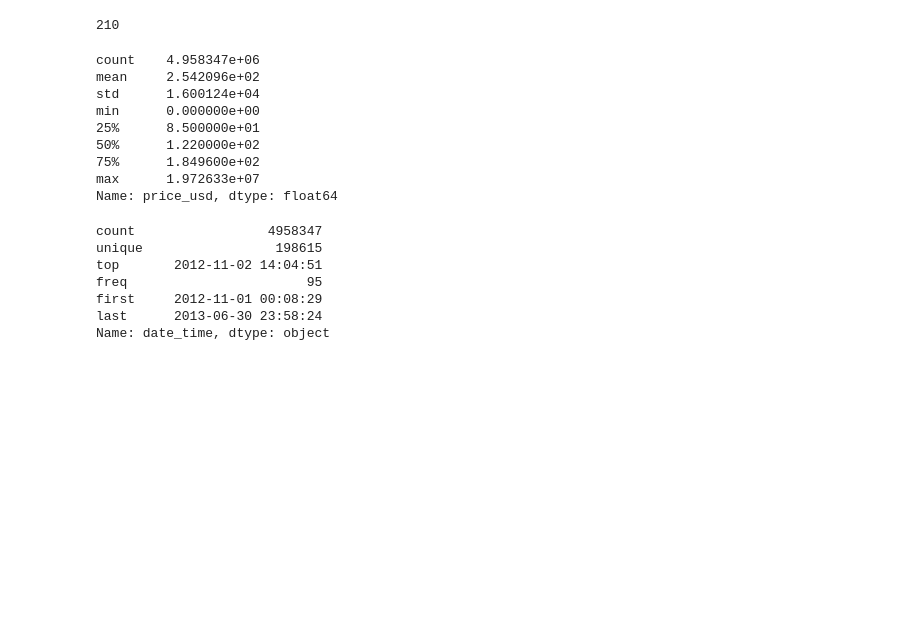
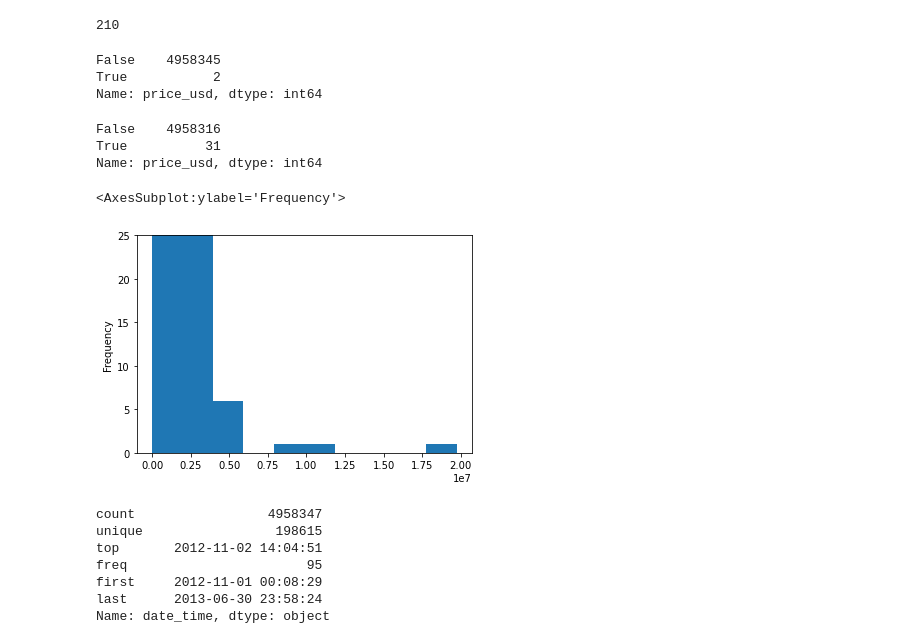
Before and after one commit to abhiwankenobi/DMT2022, a Jupyter notebook: Assignment2/EDA.ipynb, the cells around one changed output. Cells and saved outputs as stored; diff of their text form; code cells hidden in the pictures; blank space fills up the shorter version.

```diff
--- a/Assignment2/EDA.ipynb
+++ b/Assignment2/EDA.ipynb
@@ -45,0 +96,6 @@ df_train.head(3)
+# %%
+df_train['day_of_the_week'] = df_train['date_time'].apply((lambda x: datetime.datetime.date(x).weekday()))
+df_train['day'] = df_train['date_time'].apply((lambda x: datetime.datetime.date(x).day))
+df_train['month'] = df_train['date_time'].apply((lambda x: datetime.datetime.date(x).month))
+df_train['year'] = df_train['date_time'].apply((lambda x: datetime.datetime.date(x).year))
+df_train['week'] = df_train['date_time'].apply((lambda x: datetime.datetime.date(x).isocalendar()[1]))
@@ -79,18 +151,23 @@ len(set(df_train.prop_country_id))
 len(set(df_train.visitor_location_country_id))
 # %% [output]
 210
-# %%
-df_train.price_usd.describe()
-# %% [output]
-count    4.958347e+06
-mean     2.542096e+02
-std      1.600124e+04
-min      0.000000e+00
-25%      8.500000e+01
-50%      1.220000e+02
-75%      1.849600e+02
-max      1.972633e+07
-Name: price_usd, dtype: float64
+# %%
+(df_train.price_usd > 10000).value_counts()
+# %% [output]
+False    4958345
+True           2
+Name: price_usd, dtype: int64
+# %%
+(df_train.price_usd == 0).value_counts()
+# %% [output]
+False    4958316
+True          31
+Name: price_usd, dtype: int64
+# %%
+df_train.price_usd.plot(kind='hist', ylim=(0,25))
+# %% [output]
+<AxesSubplot:ylabel='Frequency'>
+[figure, added]
 # %%
 df_train.date_time.describe()
 # %% [output]
```
Also changed, not shown: parts of 14 cells of this notebook.
